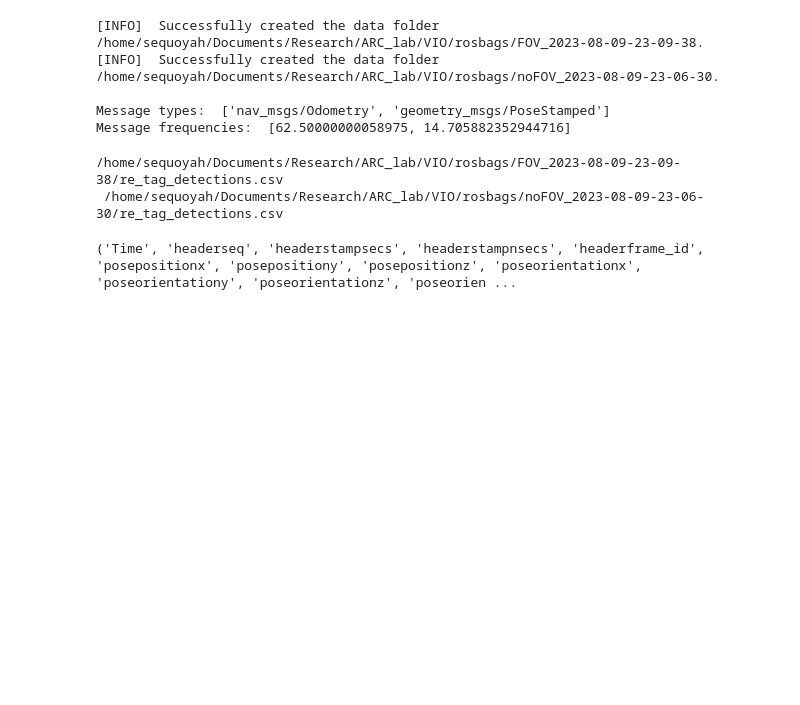
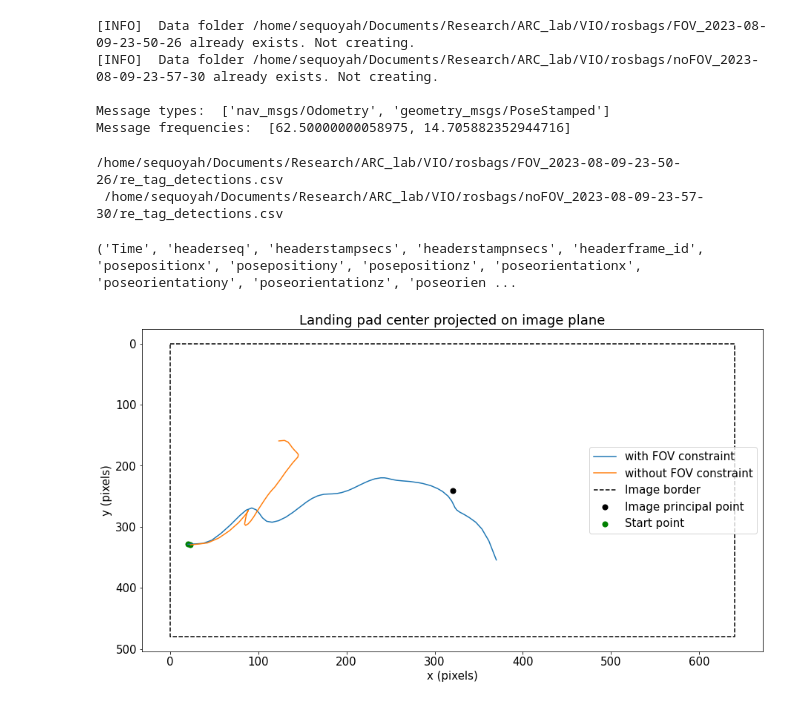
Before and after one commit to seqwalt/vioquad_land, a Jupyter notebook: extra/log_analysis/landing_metrics.ipynb, the cells around one changed output. Saved outputs shown, nothing was run; the diff lists cells and outputs as text; code cells hidden in the pictures; blank space fills up the shorter version.

```diff
--- a/extra/log_analysis/landing_metrics.ipynb
+++ b/extra/log_analysis/landing_metrics.ipynb
@@ -37,16 +42,16 @@ path = '/home/sequoyah/Documents/Research/ARC_lab/VIO/rosbags/'
 
 #bag_file = 'sim_thrust_map.bag'
 #bag_file = '2023-07-21-03-51-16.bag'
-bag_file_fov = 'FOV_2023-08-09-23-09-38.bag'
-bag_file_no_fov = 'noFOV_2023-08-09-23-06-30.bag'
+bag_file_fov = 'FOV_2023-08-09-23-50-26.bag'
+bag_file_no_fov = 'noFOV_2023-08-09-23-57-30.bag'
 
 bag_fov = bagreader(path + bag_file_fov)
 bag_no_fov = bagreader(path + bag_file_no_fov)
 print("\nMessage types: ", bag_fov.message_types)
 print("Message frequencies: ", bag_fov.frequency)
 # %% [output]
-[INFO]  Successfully created the data folder /home/sequoyah/Documents/Research/ARC_lab/VIO/rosbags/FOV_2023-08-09-23-09-38.
-[INFO]  Successfully created the data folder /home/sequoyah/Documents/Research/ARC_lab/VIO/rosbags/noFOV_2023-08-09-23-06-30.
+[INFO]  Data folder /home/sequoyah/Documents/Research/ARC_lab/VIO/rosbags/FOV_2023-08-09-23-50-26 already exists. Not creating.
+[INFO]  Data folder /home/sequoyah/Documents/Research/ARC_lab/VIO/rosbags/noFOV_2023-08-09-23-57-30 already exists. Not creating.
 
 Message types:  ['nav_msgs/Odometry', 'geometry_msgs/PoseStamped']
 Message frequencies:  [62.50000000058975, 14.705882352944716]
@@ -57,8 +62,8 @@ tag_detect_fov_csv = bag_fov.message_by_topic('/re_tag_detections')
 tag_detect_no_fov_csv = bag_no_fov.message_by_topic('/re_tag_detections')
 print(tag_detect_fov_csv,'\n', tag_detect_no_fov_csv)
 # %% [output]
-/home/sequoyah/Documents/Research/ARC_lab/VIO/rosbags/FOV_2023-08-09-23-09-38/re_tag_detections.csv
- /home/sequoyah/Documents/Research/ARC_lab/VIO/rosbags/noFOV_2023-08-09-23-06-30/re_tag_detections.csv
+/home/sequoyah/Documents/Research/ARC_lab/VIO/rosbags/FOV_2023-08-09-23-50-26/re_tag_detections.csv
+ /home/sequoyah/Documents/Research/ARC_lab/VIO/rosbags/noFOV_2023-08-09-23-57-30/re_tag_detections.csv
 # %%
 # Convert to numpy arrays
 
@@ -83,29 +88,34 @@ z_fov = tag_fov_data['posepositionz']
 x_no_fov = tag_no_fov_data['posepositionx']
 y_no_fov = tag_no_fov_data['posepositiony']
 z_no_fov = tag_no_fov_data['posepositionz']
+# %%
+# Calculate projection of landing pad on image plane (in pixels)
+u_fov = cx + fx*x_fov/z_fov
+v_fov = cy + fy*y_fov/z_fov
+u_no_fov = cx + fx*x_no_fov/z_no_fov
+v_no_fov = cy + fy*y_no_fov/z_no_fov
 # %%
 # Set plot params
 plt.rcParams['figure.figsize'] = [15, 8]
 plt.rcParams['font.size'] = 15
 #print(plt.rcParams.keys)
 
-# show smoothing effect
-plt.figure(0)
-plt.plot(imu_times, imu_data['linear_accelerationx'], alpha=0.3)
-plt.plot(imu_times, acc_x_smooth)
-plt.xlabel('Time (sec)')
-plt.ylabel('m/s^2')
-plt.title('x acceleration')
-plt.figure(1)
-plt.plot(imu_times, imu_data['linear_accelerationy'], alpha=0.3)
-plt.plot(imu_times, acc_y_smooth)
-plt.xlabel('Time (sec)')
-plt.ylabel('m/s^2')
-plt.title('y acceleration')
-plt.figure(2)
-plt.plot(imu_times, imu_data['linear_accelerationz'], alpha=0.3)
-plt.plot(imu_times, acc_z_smooth)
-plt.xlabel('Time (sec)')
-plt.ylabel('m/s^2')
-plt.title('z acceleration')
+# Plot landing pad projected on to image plane
+fig, ax = plt.subplots(1)
+plt.plot(u_fov, v_fov, label='with FOV constraint')
+plt.plot(u_no_fov, v_no_fov, label='without FOV constraint')
+ax.scatter(cx, cy, color='k', marker='o', s=50, label='Image principal point')
+ax.scatter(u_fov[0], v_fov[0], color='g', marker='o', s=50, label='Start point')
+ax.scatter(u_no_fov[0], v_no_fov[0], color='g', marker='o', s=50)
+plt.plot([0,l,l,0,0],[0,0,w,w,0], 'k--', label='Image border')
+
+ax.invert_yaxis()
+
+plt.xlabel('x (pixels)')
+plt.ylabel('y (pixels)')
+plt.title('Landing pad center projected on image plane')
+plt.legend()
+
 plt.show()
+# %% [output]
+[figure, added]
```
Also changed, not shown: parts of 9 cells of this notebook, 1 other file.
